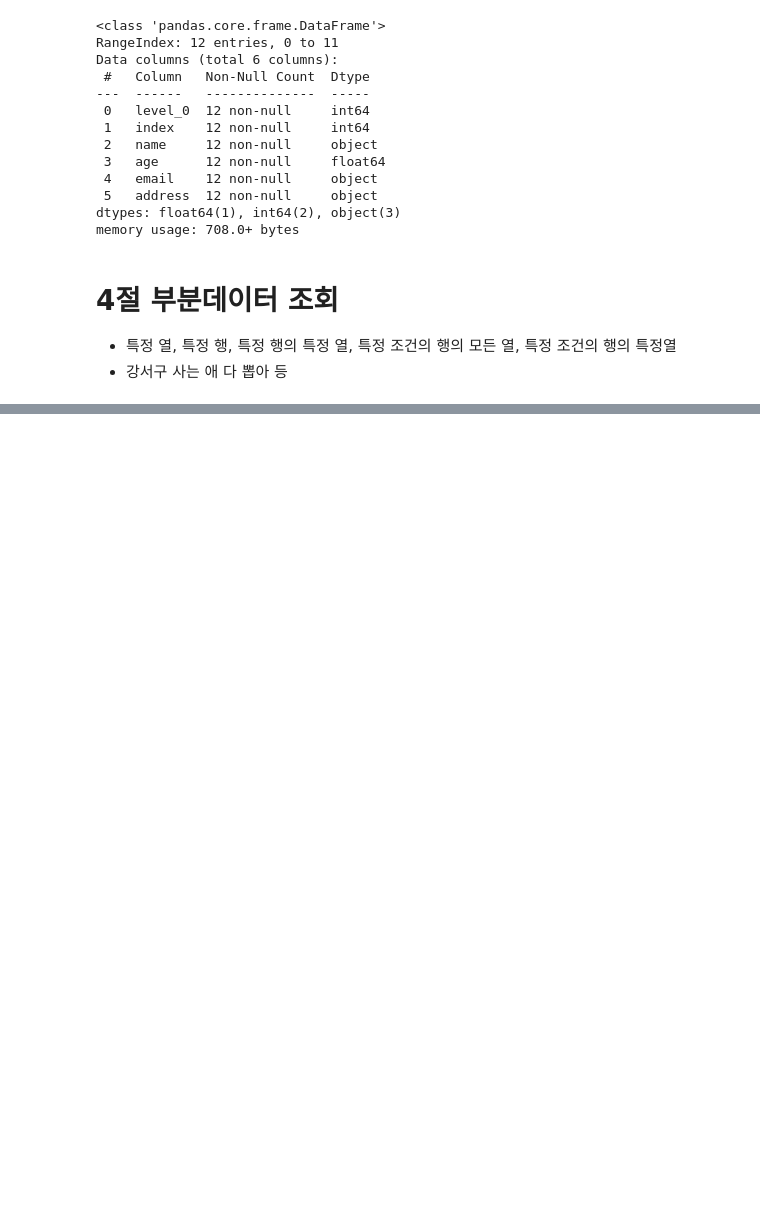
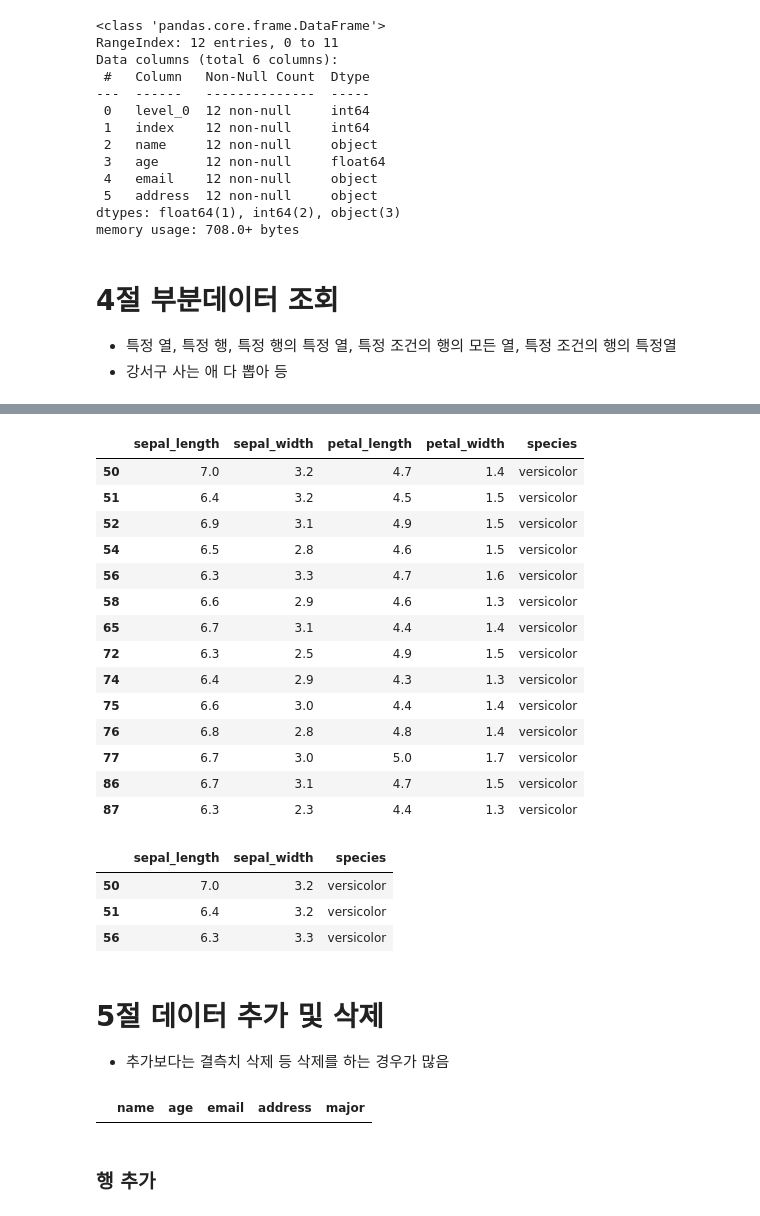
Before and after one commit to Termuni/IVS_Study, a Jupyter notebook: source/Python/ch10_Pandas(데이터프레임과_시리즈).ipynb, the cells around one changed output, grey strips where cells are left out. Drawn from its saved outputs; the diff is of its cells as text; code cells hidden in the pictures; blank space fills up the shorter version.

```diff
--- a/source/Python/ch10_Pandas(데이터프레임과_시리즈).ipynb
+++ b/source/Python/ch10_Pandas(데이터프레임과_시리즈).ipynb
@@ -342,0 +553,7 @@ member = pd.read_csv('data/ch09_member2.csv')
+# %%
+import seaborn as sns
+iris_df = sns.load_dataset('iris')
+#0 ~ 49 setosa / 50~99 versicolor / 100 ~ 149 virginica
+iris_df.loc[0:49] #setosa
+iris_df.loc[50:99] #versicolor
+iris_df.loc[100:149].head(3) #virginica
@@ -342,0 +597,39 @@ member = pd.read_csv('data/ch09_member2.csv')
+# %%
+#speal_length가 6.2 이상인 경우 & species가 versicolor인 데이터
+#iris_df['species'] 와 iris_df.species는 동일한 출력을 뱉음
+#iris_df[ (iris_df.species == 'versicolor') and (iris_df.sepal_length > 6.2)]  ->  연산 우선순위 때문에 오류남
+iris_df[ (iris_df.species == 'versicolor') & (iris_df.sepal_length > 6.2)]  # -> 그래서 &로 우선순위를 미루고 확인해야함
+# %% [output]
+|  | sepal_length | sepal_width | petal_length | petal_width | species |
+| 50 | 7.0 | 3.2 | 4.7 | 1.4 | versicolor |
+| 51 | 6.4 | 3.2 | 4.5 | 1.5 | versicolor |
+| 52 | 6.9 | 3.1 | 4.9 | 1.5 | versicolor |
+| 54 | 6.5 | 2.8 | 4.6 | 1.5 | versicolor |
+| 56 | 6.3 | 3.3 | 4.7 | 1.6 | versicolor |
+| 58 | 6.6 | 2.9 | 4.6 | 1.3 | versicolor |
+| 65 | 6.7 | 3.1 | 4.4 | 1.4 | versicolor |
+| 72 | 6.3 | 2.5 | 4.9 | 1.5 | versicolor |
+| 74 | 6.4 | 2.9 | 4.3 | 1.3 | versicolor |
+| 75 | 6.6 | 3.0 | 4.4 | 1.4 | versicolor |
+| 76 | 6.8 | 2.8 | 4.8 | 1.4 | versicolor |
+| 77 | 6.7 | 3.0 | 5.0 | 1.7 | versicolor |
+| 86 | 6.7 | 3.1 | 4.7 | 1.5 | versicolor |
+| 87 | 6.3 | 2.3 | 4.4 | 1.3 | versicolor |
+# %%
+#speal_length가 6.2 이상인 경우 & species가 versicolor인 데이터의 sepal_length, species, sepal_width 출력
+iris_df.loc[ (iris_df.species == 'versicolor') & (iris_df.sepal_length > 6.2) & (iris_df.sepal_width > 3.1),
+            ['sepal_length', 'sepal_width', 'species']]
+# %% [output]
+|  | sepal_length | sepal_width | species |
+| 50 | 7.0 | 3.2 | versicolor |
+| 51 | 6.4 | 3.2 | versicolor |
+| 56 | 6.3 | 3.3 | versicolor |
+# %% [markdown]
+# 5절 데이터 추가 및 삭제
+- 추가보다는 결측치 삭제 등 삭제를 하는 경우가 많음
+# %%
+member  #major라는 행이 없으니 추가 가능, 사람을 한명 더 추가 가능
+# %% [output]
+|  | name | age | email | address | major |
+# %% [markdown]
+### 행 추가
```
Also changed, not shown: parts of 85 cells of this notebook, 12 other files.
